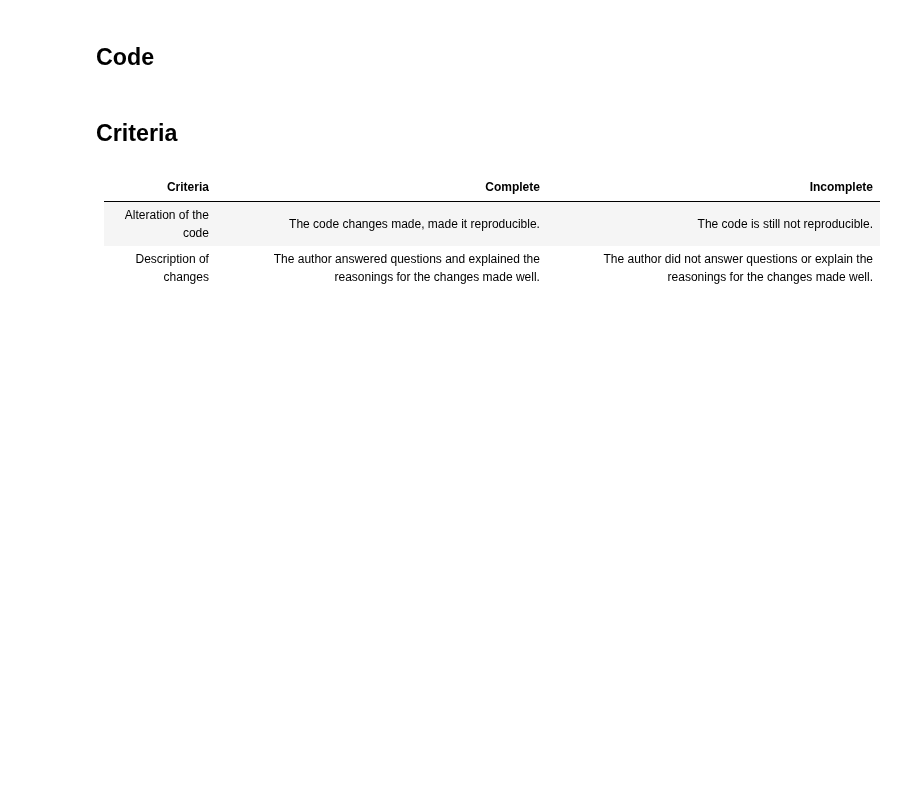
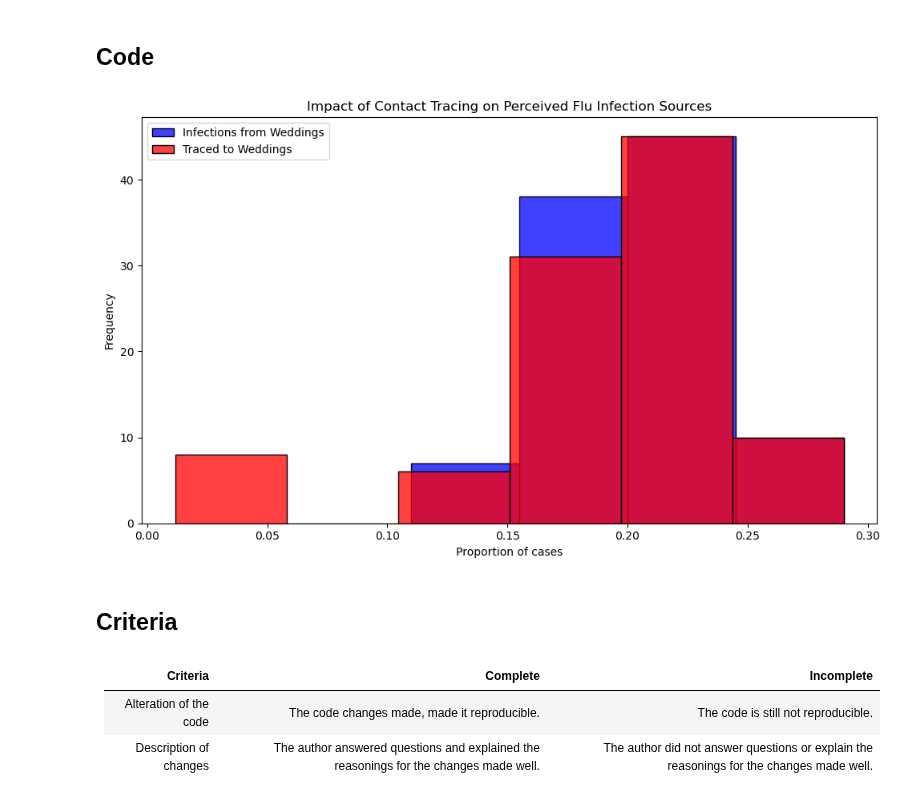
Before and after one commit to UofT-DSI/sampling, a Jupyter notebook: 02_activities/assignments/a1_sampling_and_reproducibility.ipynb, the cells around one changed output. Drawn from its saved outputs; the diff is of its cells as text; code cells hidden in the pictures; blank space fills up the shorter version.

```diff
--- a/02_activities/assignments/a1_sampling_and_reproducibility.ipynb
+++ b/02_activities/assignments/a1_sampling_and_reproducibility.ipynb
@@ -46,54 +78,79 @@ def simulate_event(m):
     that are attributed to weddings.
   """
   # Create DataFrame for people at events with initial infection and traced status
-  events = ['wedding'] * 200 + ['brunch'] * 800
+  events = ['wedding'] * 200 + ['brunch'] * 800   # First 200 people at weddings, last 800 people at brunches
   ppl = pd.DataFrame({
       'event': events,
-      'infected': False,
+      'infected': False,  # Initialize all as not infected
       'traced': np.nan  # Initially setting traced status as NaN
   })
 
   # Explicitly set 'traced' column to nullable boolean type
-  ppl['traced'] = ppl['traced'].astype(pd.BooleanDtype())
+  ppl['traced'] = ppl['traced'].astype(pd.BooleanDtype())   # np.nan will be treated as missing and becomes <NA>
 
   # Infect a random subset of people
-  infected_indices = np.random.choice(ppl.index, size=int(len(ppl) * ATTACK_RATE), replace=False)
-  ppl.loc[infected_indices, 'infected'] = True
+  infected_indices = np.random.choice(ppl.index, size=int(len(ppl) * ATTACK_RATE), replace=False)   # Randomly select a subset of individual indices from the population to infect without replacement
+  ppl.loc[infected_indices, 'infected'] = True    # Mark these people as infected
 
   # Primary contact tracing: randomly decide which infected people get traced
   ppl.loc[ppl['infected'], 'traced'] = np.random.rand(sum(ppl['infected'])) < TRACE_SUCCESS
+  # ppl['infected'] is a boolean series
+  # sum(ppl['infected']) gives the count of infected people
+  # np.random.rand(sum(ppl['infected'])) generates random numbers between 0 and 1
+    # One random number for each infected person and compares them to TRACE_SUCCESS to determine if tracing is successful, it is a boolean series
+    # Each True means that the tracing was successful for that infected person and each False means it was not
+  # .loc[] is used to set the 'traced' column for those who are infected
+  # This means that for each infected person, we generate a random number and if it is less than TRACE_SUCCESS, we mark them as traced
 
   # Secondary contact tracing based on event attendance
   event_trace_counts = ppl[ppl['traced'] == True]['event'].value_counts()
+  # Filters the DataFrame to only include traced people, gets the event value for those traced people, then counts how many times each event type has been traced
   events_traced = event_trace_counts[event_trace_counts >= SECONDARY_TRACE_THRESHOLD].index
+  # This gets the events that have been traced at least SECONDARY_TRACE_THRESHOLD times
   ppl.loc[ppl['event'].isin(events_traced) & ppl['infected'], 'traced'] = True
+  # For infected people who attended events that have been traced at least SECONDARY_TRACE_THRESHOLD times, we mark them as traced
+    # This means that if an event has been traced at least SECONDARY_TRACE_THRESHOLD times, all infected people who attended that event are marked as traced
+  # This is a secondary tracing step, where we trace all infected people who attended events that have been traced at least SECONDARY_TRACE_THRESHOLD times
 
   # Calculate proportions of infections and traces attributed to each event type
   ppl['event_type'] = ppl['event'].str[0]  # 'w' for wedding, 'b' for brunch
+  # This creates a new column 'event_type' that contains the first letter of the event type, 'w' for wedding and 'b' for brunch
   wedding_infections = sum(ppl['infected'] & (ppl['event_type'] == 'w'))
+  # Count infections at weddings
   brunch_infections = sum(ppl['infected'] & (ppl['event_type'] == 'b'))
-  p_wedding_infections = wedding_infections / (wedding_infections + brunch_infections)
+  # Count infections at brunches
 
-  wedding_traces = sum(ppl['infected'] & ppl['traced'] & (ppl['event_type'] == 'w'))
-  brunch_traces = sum(ppl['infected'] & ppl['traced'] & (ppl['event_type'] == 'b'))
-  p_wedding_traces = wedding_traces / (wedding_traces + brunch_traces)
+  p_wedding_infections = wedding_infections / (wedding_infections + brunch_infections) # Calculate the proportion of infections attributed to weddings
 
-  return p_wedding_infections, p_wedding_traces
+  wedding_traces = sum(ppl['infected'] & ppl['traced'] & (ppl['event_type'] == 'w'))  # Count infected traced cases at weddings
+  brunch_traces = sum(ppl['infected'] & ppl['traced'] & (ppl['event_type'] == 'b')) # Count infected traced cases at brunches
+  p_wedding_traces = wedding_traces / (wedding_traces + brunch_traces)  # Calculate the proportion of traced cases attributed to weddings
+
+  return p_wedding_infections, p_wedding_traces   # This returns a tuple with the proportions of infections and traces attributed to weddings
+  # This is done to contrast real infections and traced cases (perception) of infections
+
+# I need to set a random seed for reproducibility
+np.random.seed(42)
 
 # Run the simulation 1000 times
-results = [simulate_event(m) for m in range(1000)]
-props_df = pd.DataFrame(results, columns=["Infections", "Traces"])
+results = [simulate_event(m) for m in range(100)] # This is the line we change to modify the number of repetitions in the simulation - instead of 1000, we can use 10 or 100
+props_df = pd.DataFrame(results, columns=["Infections", "Traces"]) # Convert results to DataFrame for easier analysis
+# This creates a DataFrame with 2 columns, 'Infections' and 'Traces' where:
+  # Each row corresponds to a simulation run
+  # Each column contains the proportion of infections (% of actual infections from weddings) and traces (% of traced cases from weddings) attributed to weddings
 
 # Plotting the results
 plt.figure(figsize=(10, 6))
 sns.histplot(props_df['Infections'], color="blue", alpha=0.75, binwidth=0.05, kde=False, label='Infections from Weddings')
 sns.histplot(props_df['Traces'], color="red", alpha=0.75, binwidth=0.05, kde=False, label='Traced to Weddings')
 plt.xlabel("Proportion of cases")
 plt.ylabel("Frequency")
 plt.title("Impact of Contact Tracing on Perceived Flu Infection Sources")
 plt.legend()
 plt.tight_layout()
 plt.show()
+# %% [output]
+[figure, added]
 # %% [markdown]
 ## Criteria
 # %% [markdown]
```
Also changed, not shown: parts of 4 cells of this notebook.
